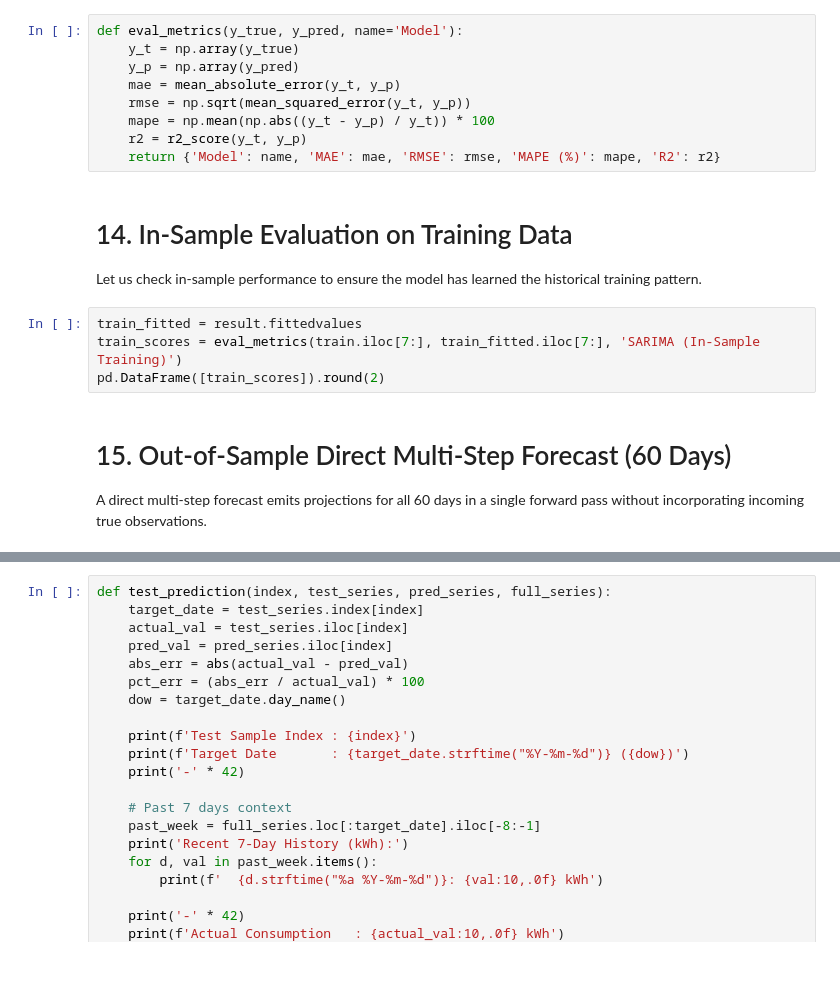
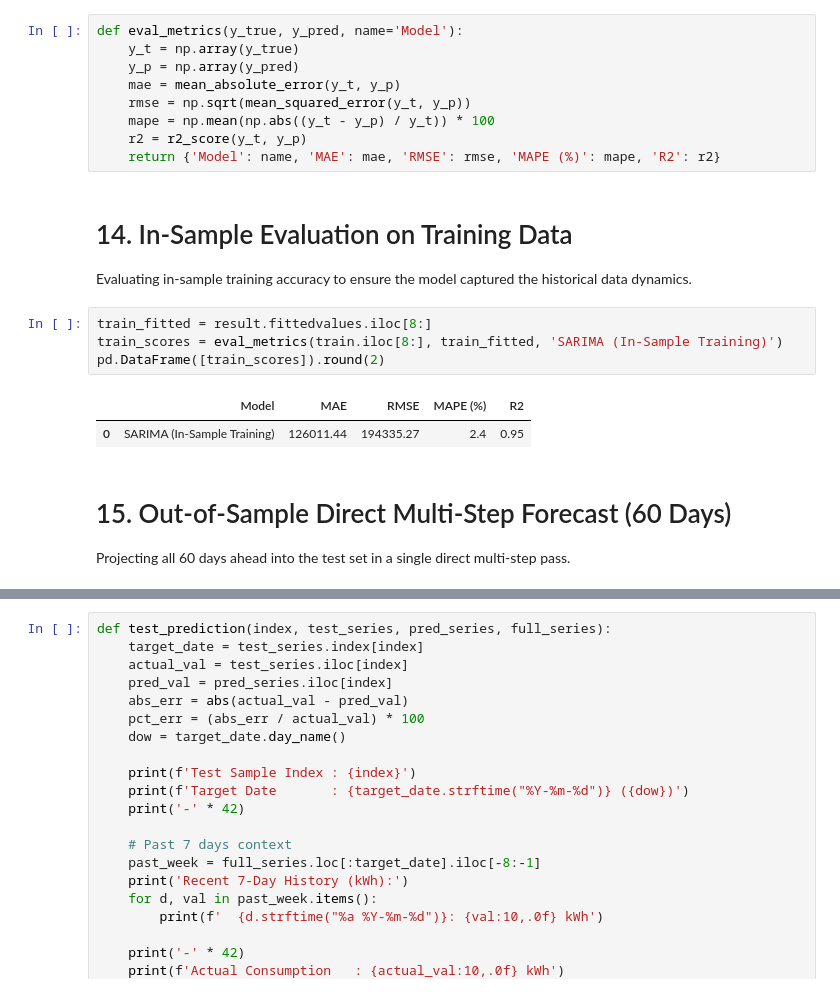
Before and after one commit to Akki-74/Electricity-Demand-Forecasting-with-SARIMA, a Jupyter notebook: Electricity_Demand_Forecasting.ipynb, the cells around one changed output, grey strips where cells are left out. Saved outputs shown, nothing was run; the diff lists cells and outputs as text; blank space fills up the shorter version.

```diff
--- a/Electricity_Demand_Forecasting.ipynb
+++ b/Electricity_Demand_Forecasting.ipynb
@@ -310,15 +381,18 @@ def eval_metrics(y_true, y_pred, name='Model'):
 # %% [markdown]
 # 14. In-Sample Evaluation on Training Data
 
-Let us check in-sample performance to ensure the model has learned the historical training pattern.
+Evaluating in-sample training accuracy to ensure the model captured the historical data dynamics.
 # %%
-train_fitted = result.fittedvalues
-train_scores = eval_metrics(train.iloc[7:], train_fitted.iloc[7:], 'SARIMA (In-Sample Training)')
+train_fitted = result.fittedvalues.iloc[8:]
+train_scores = eval_metrics(train.iloc[8:], train_fitted, 'SARIMA (In-Sample Training)')
 pd.DataFrame([train_scores]).round(2)
+# %% [output]
+|  | Model | MAE | RMSE | MAPE (%) | R2 |
+| 0 | SARIMA (In-Sample Training) | 126011.44 | 194335.27 | 2.4 | 0.95 |
 # %% [markdown]
 # 15. Out-of-Sample Direct Multi-Step Forecast (60 Days)
 
-A direct multi-step forecast emits projections for all 60 days in a single forward pass without incorporating incoming true observations.
+Projecting all 60 days ahead into the test set in a single direct multi-step pass.
 # %%
 direct_fc = result.get_forecast(steps=TEST_DAYS)
 direct_mean = direct_fc.predicted_mean
```
Also changed, not shown: parts of 57 cells of this notebook, 19 other files.
